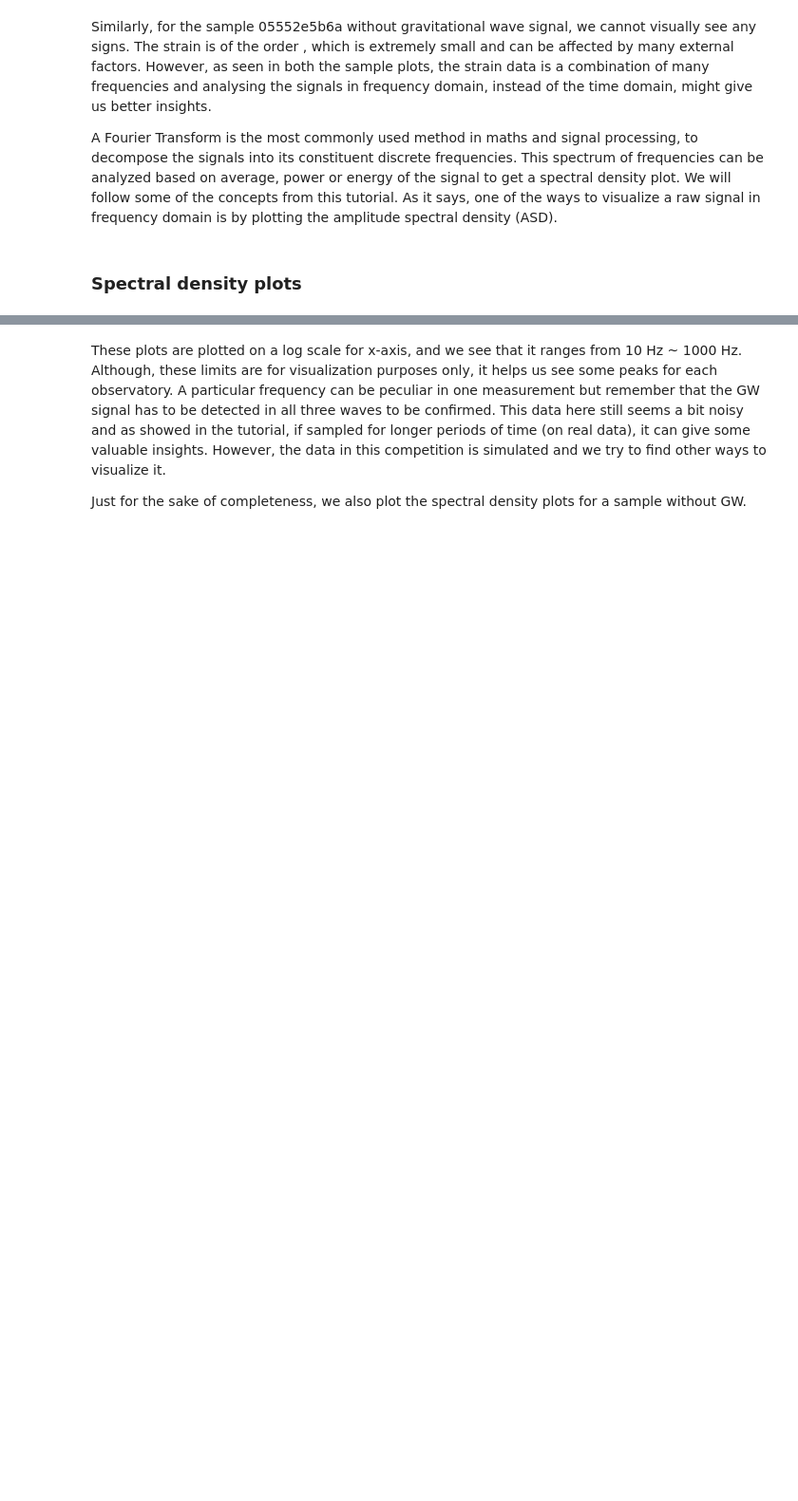
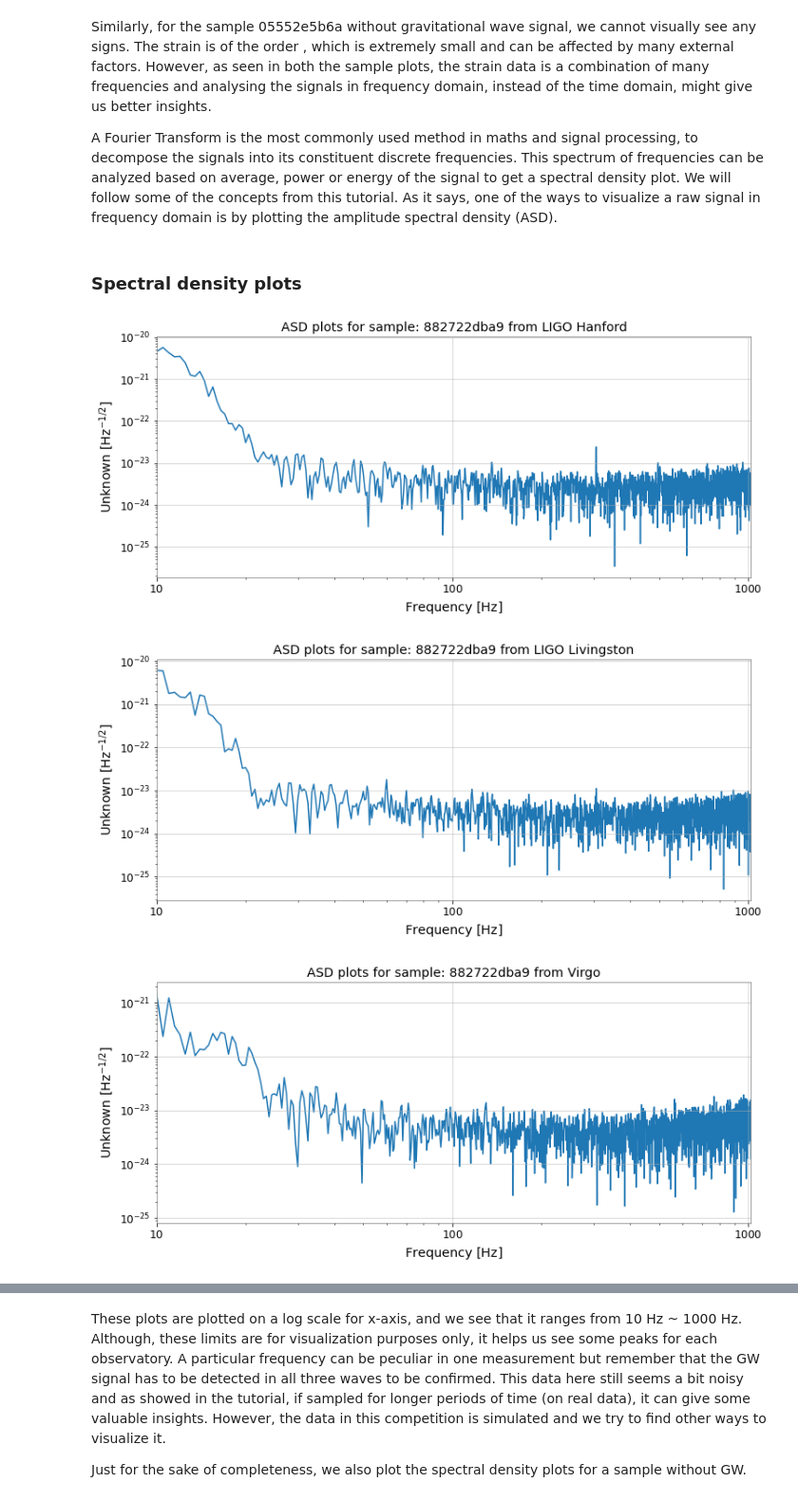
Before and after one commit to Dopidotcsv/G2Net-Gravitational-Wave-Detection, a Jupyter notebook: notebooks/01_EDA.ipynb, the cells around one changed output, grey strips where cells are left out. Shown at 95% size. Cells and saved outputs as stored; diff of their text form; code cells hidden in the pictures; blank space fills up the shorter version.

```diff
--- a/notebooks/01_EDA.ipynb
+++ b/notebooks/01_EDA.ipynb
@@ -100,17 +249,17 @@ def plot_asd(path,
              sample_rate,
              labels = ('LIGO Hanford', 'LIGO Livingston', 'Virgo')
 ):
-    sample_id = df[df['target'] == target].sample(random_state=42)['id'].values[0]
-    sample_id = int(sample_id)
-    training_files = glob(path)
-    data = np.load(training_files[sample_id])
+    _id = df[df['target'] == target].sample(random_state=42)['id'].values[0]
+    sample_id = df[df['target'] == target].sample(random_state=42).index[0]
+    training_files = glob(path[sample_id])
+    data = np.load(training_files[0])
 
     for i in range(data.shape[0]):
 
         ts = TimeSeries(data[i], sample_rate=sample_rate)
         ax = ts.asd(signal_length).plot(figsize=(12, 5)).gca()
         ax.set_xlim(10, 1024);
-        ax.set_title(f"ASD plots for sample: {sample_id} from {labels[i]}")
+        ax.set_title(f"ASD plots for sample: {_id} from {labels[i]}")
 # %%
 def plot_asd_mix(path,
                  df,
@@ -149,5 +298,9 @@ def plot_asd_mix(path,
     plt.show()
 # %%
 # plot ASD for sample w/ GW
-plot_asd(training_paths, 1, train_data, signal_length, sample_rate)
+plot_asd(training_paths, train_data,1, signal_length, sample_rate)
+# %% [output]
+[figure, added]
+[figure, added]
+[figure, added]
 # %%
```
Also changed, not shown: parts of 30 cells of this notebook, 2 other files.
